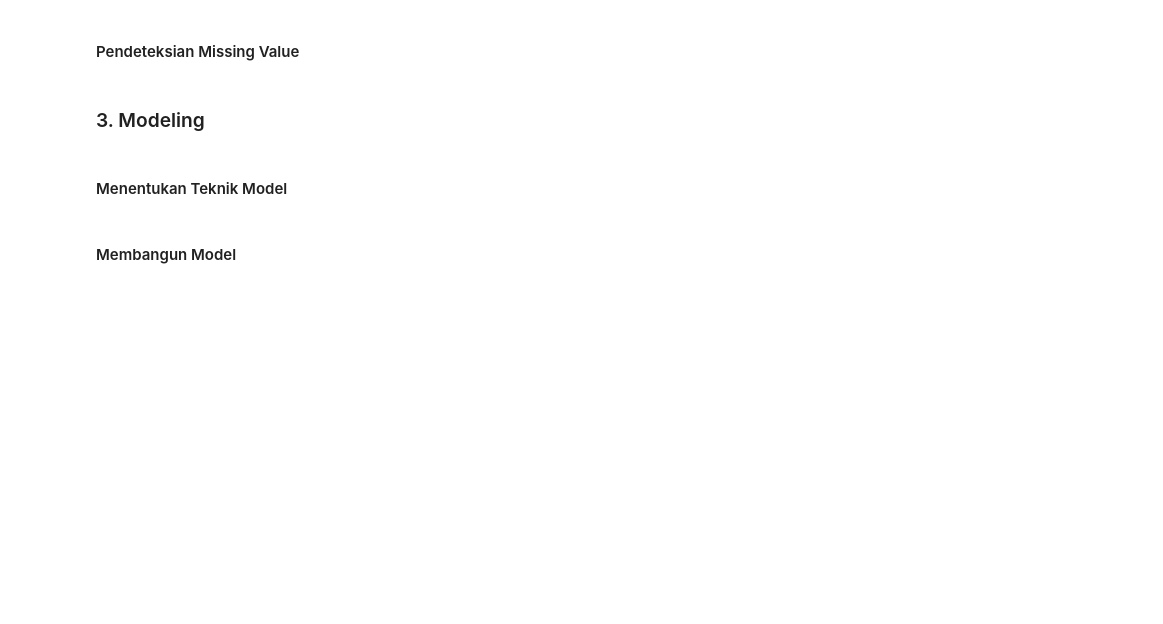
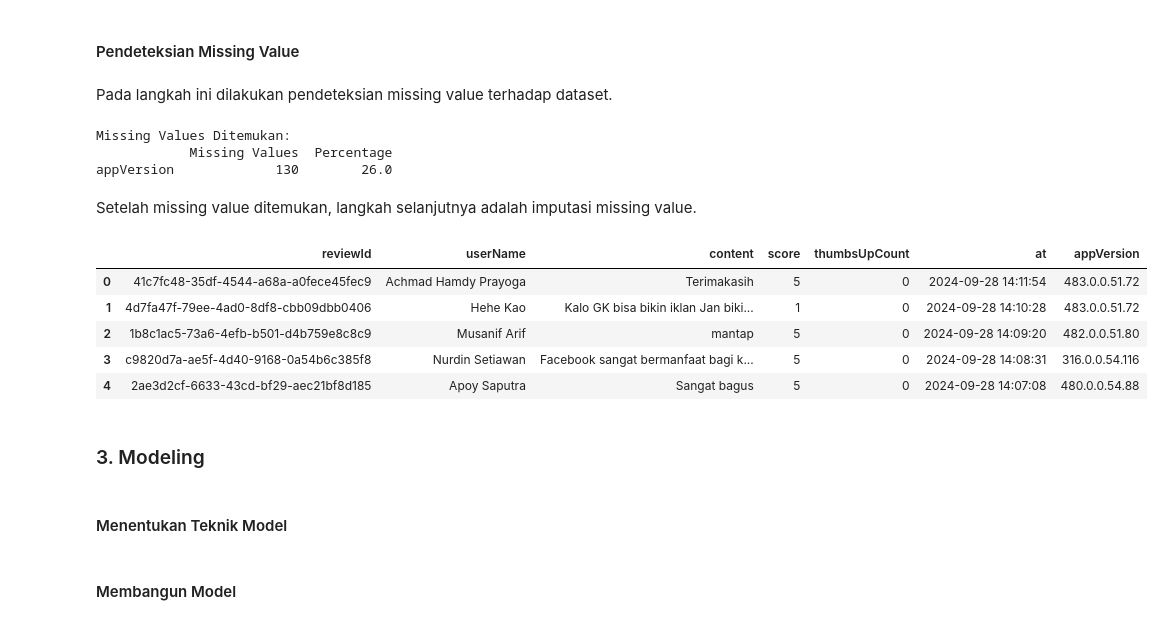
Before and after one commit to UmarMuchtar/ProyekDataSains, a Jupyter notebook: _sources/Tugas.ipynb, the cells around one changed output. Cells and saved outputs as stored; diff of their text form; code cells hidden in the pictures; blank space fills up the shorter version.

```diff
--- a/_sources/Tugas.ipynb
+++ b/_sources/Tugas.ipynb
@@ -43,5 +234,54 @@ Masalah utama yang hendak diselesaikan melalui proyek ini adalah:
 # %% [markdown]
 #### Pendeteksian Missing Value
+# %% [markdown]
+Pada langkah ini dilakukan pendeteksian missing value terhadap dataset.
+# %%
+import pandas as pd
+
+# Membaca data dari file CSV
+data = pd.read_csv('reviews_cleaned.csv')
+
+# Menghitung jumlah dan persentase missing values untuk setiap kolom
+missing_values = data.isnull().sum()
+missing_percentage = (missing_values / len(data)) * 100
+
+# Menggabungkan informasi jumlah dan persentase ke dalam DataFrame
+missing_info = pd.DataFrame({
+    'Missing Values': missing_values,
+    'Percentage': missing_percentage
+})
+
+# Menampilkan hasil
+print("\nMissing Values Ditemukan:")
+print(missing_info[missing_info['Missing Values'] > 0])  # Hanya menampilkan kolom dengan missing values
+# %% [output]
+Missing Values Ditemukan:
+            Missing Values  Percentage
+appVersion             130        26.0
+# %% [markdown]
+Setelah missing value ditemukan, langkah selanjutnya adalah imputasi missing value.
+# %%
+import pandas as pd
+
+# Baca data
+data = pd.read_csv('reviews_cleaned.csv')
+
+# Hitung modus dari kolom 'appVersion'
+mode_appVersion = data['appVersion'].mode()[0]
+
+# Isi missing value dengan modus
+data['appVersion'] = data['appVersion'].fillna(mode_appVersion)
+
+# Simpan data yang telah diimputasi
+data.to_csv('reviews_imputed_appVersion.csv', index=False)
+data.head()
+# %% [output]
+|  | reviewId | userName | content | score | thumbsUpCount | at | appVersion |
+| 0 | 41c7fc48-35df-4544-a68a-a0fece45fec9 | Achmad Hamdy Prayoga | Terimakasih | 5 | 0 | 2024-09-28 14:11:54 | 483.0.0.51.72 |
+| 1 | 4d7fa47f-79ee-4ad0-8df8-cbb09dbb0406 | Hehe Kao | Kalo GK bisa bikin iklan Jan biki... | 1 | 0 | 2024-09-28 14:10:28 | 483.0.0.51.72 |
+| 2 | 1b8c1ac5-73a6-4efb-b501-d4b759e8c8c9 | Musanif Arif | mantap | 5 | 0 | 2024-09-28 14:09:20 | 482.0.0.51.80 |
+| 3 | c9820d7a-ae5f-4d40-9168-0a54b6c385f8 | Nurdin Setiawan | Facebook sangat bermanfaat bagi k... | 5 | 0 | 2024-09-28 14:08:31 | 316.0.0.54.116 |
+| 4 | 2ae3d2cf-6633-43cd-bf29-aec21bf8d185 | Apoy Saputra | Sangat bagus | 5 | 0 | 2024-09-28 14:07:08 | 480.0.0.54.88 |
 # %% [markdown]
 ### 3. Modeling
 # %% [markdown]
```
Also changed, not shown: parts of 25 cells of this notebook, 9 other files.
